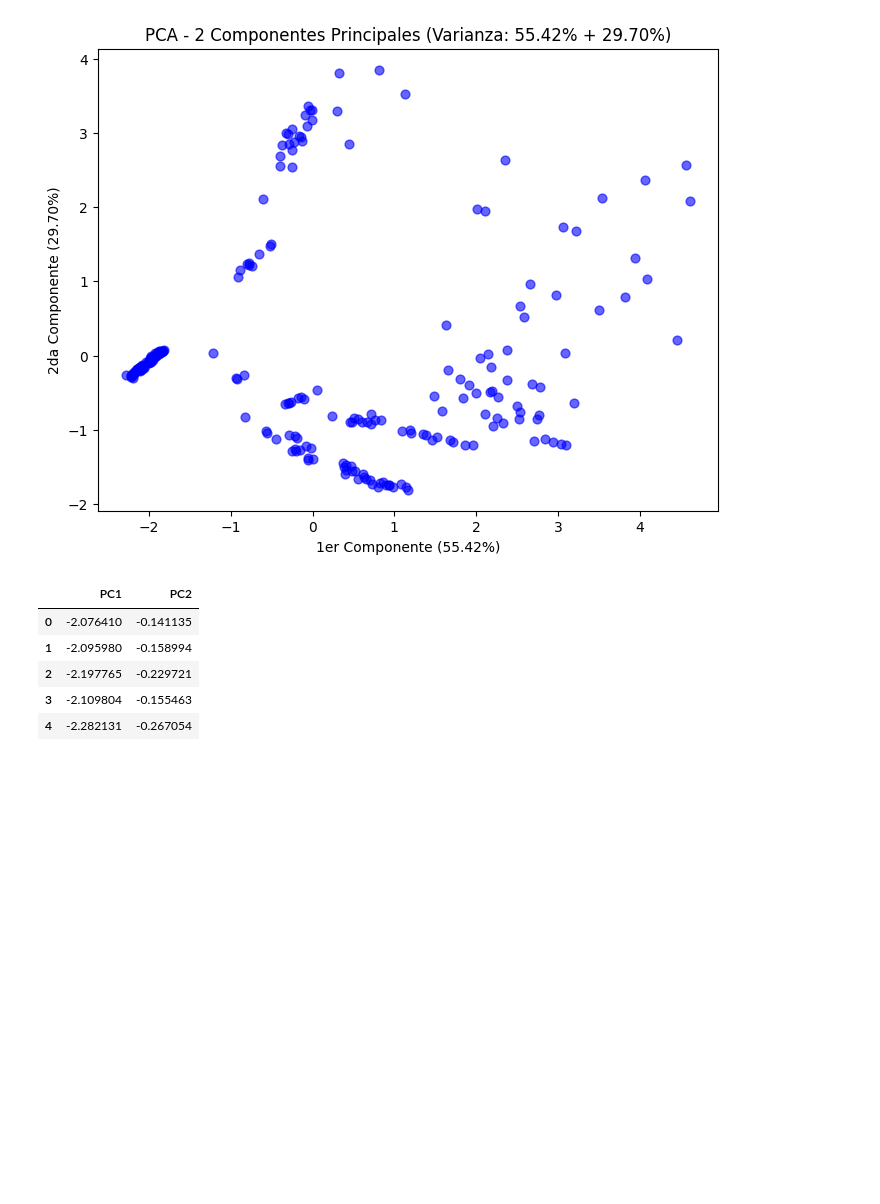
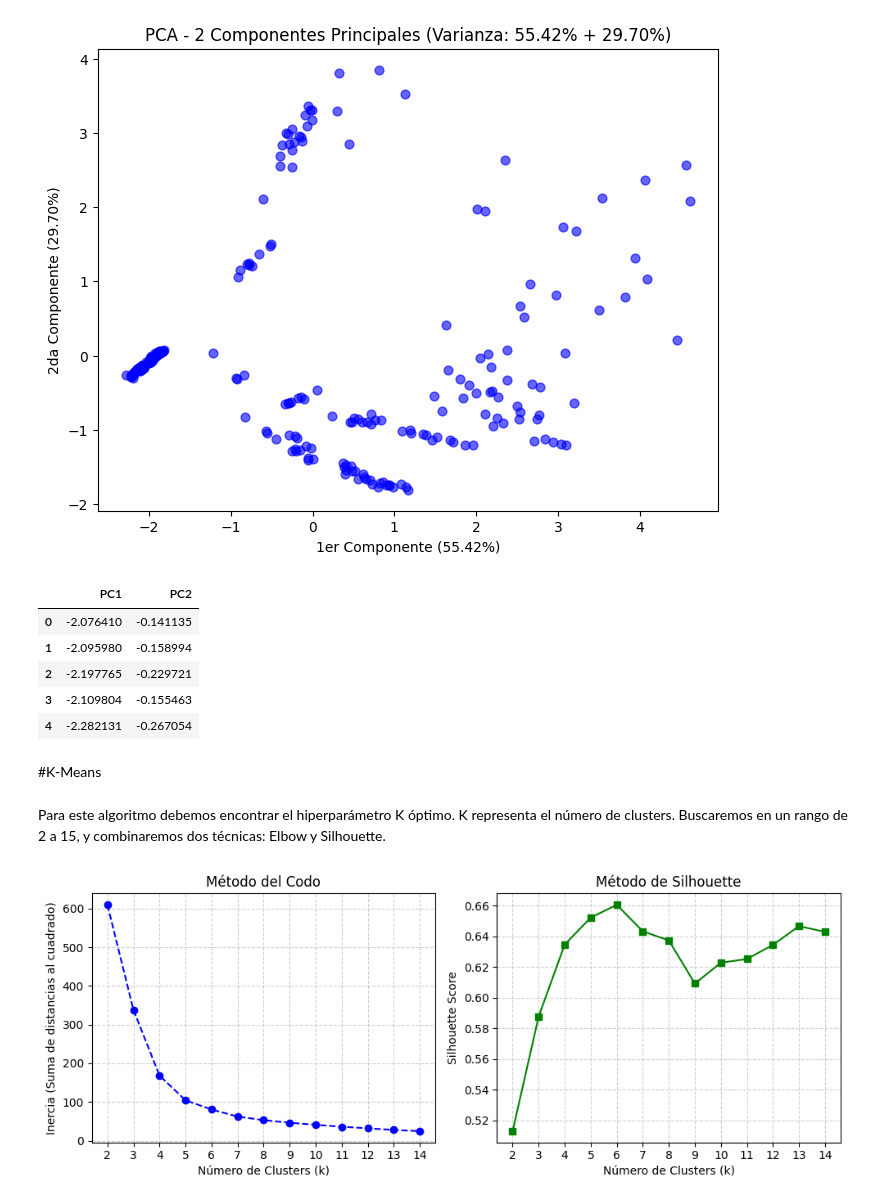
Before and after one commit to 100522371/P2_AA_Grupo17, a Jupyter notebook: p2_grupo17.ipynb, the cells around one changed output. Saved outputs shown, nothing was run; the diff lists cells and outputs as text; code cells hidden in the pictures; blank space fills up the shorter version.

Commit message:
KMeans

```diff
--- a/p2_grupo17.ipynb
+++ b/p2_grupo17.ipynb
@@ -160,3 +161,49 @@ df.head()
 | 2 | -2.197765 | -0.229721 |
 | 3 | -2.109804 | -0.155463 |
 | 4 | -2.282131 | -0.267054 |
+# %% [markdown]
+#K-Means
+# %% [markdown]
+Para este algoritmo debemos encontrar el hiperparámetro K óptimo. K representa el número de clusters. Buscaremos en un rango de 2 a 15, y combinaremos dos técnicas: Elbow y Silhouette.
+# %%
+from sklearn.cluster import KMeans
+from sklearn.metrics import silhouette_score
+
+rango_k = range(2, 15)
+inercias = []
+silhouette_scores = []
+
+for k in rango_k:
+    # Usamos n_init='auto' para evitar warnings en versiones recientes de scikit-learn??
+    # random_state es el NIA base + 1 para que sea reproducible
+    kmeans = KMeans(n_clusters=k, random_state=100522372, n_init=25)
+    kmeans.fit(df)
+    # Guardamos la inercia para Elbow
+    inercias.append(kmeans.inertia_)
+    # Guardamos el score de Silhouette
+    score = silhouette_score(df, kmeans.labels_)
+    silhouette_scores.append(score)
+
+# --- Representación Gráfica ---
+fig, (ax1, ax2) = plt.subplots(1, 2, figsize=(10, 4))
+
+# Elbow
+ax1.plot(rango_k, inercias, marker='o', linestyle='--', color='blue')
+ax1.set_title('Método del Codo')
+ax1.set_xlabel('Número de Clusters (k)')
+ax1.set_ylabel('Inercia (Suma de distancias al cuadrado)')
+ax1.set_xticks(rango_k)
+ax1.grid(True, linestyle='--', alpha=0.6)
+
+# Silhouette
+ax2.plot(rango_k, silhouette_scores, marker='s', linestyle='-', color='green')
+ax2.set_title('Método de Silhouette')
+ax2.set_xlabel('Número de Clusters (k)')
+ax2.set_ylabel('Silhouette Score')
+ax2.set_xticks(rango_k)
+ax2.grid(True, linestyle='--', alpha=0.6)
+
+plt.tight_layout()
+plt.show()
+# %% [output]
+[figure, added]
```
Also changed, not shown: parts of 7 cells of this notebook.
